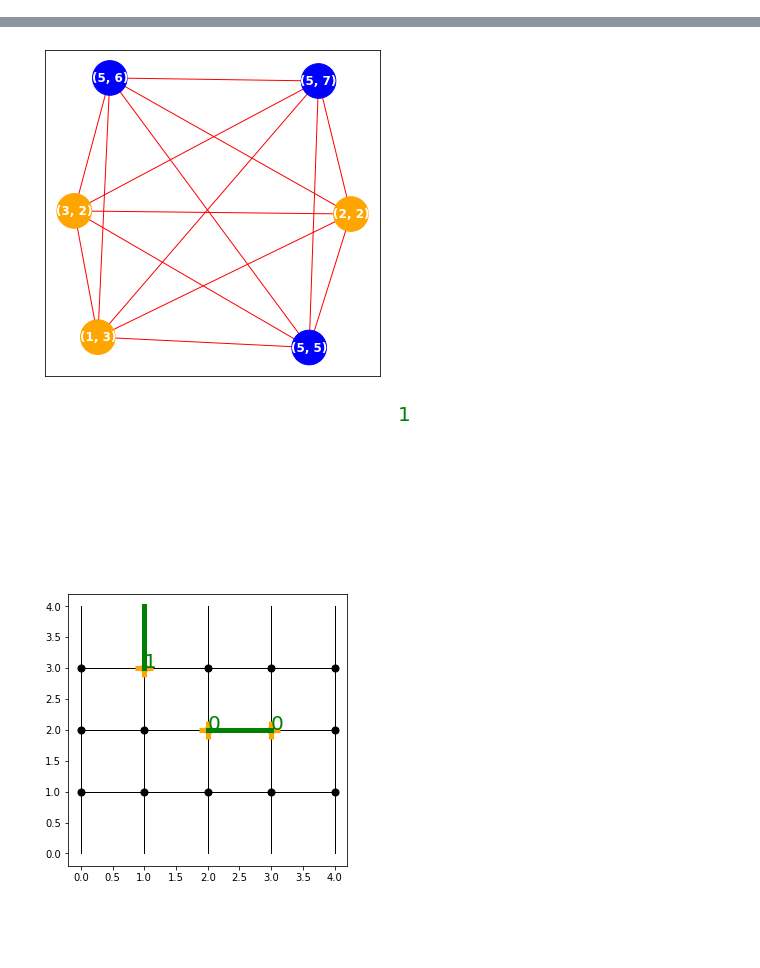
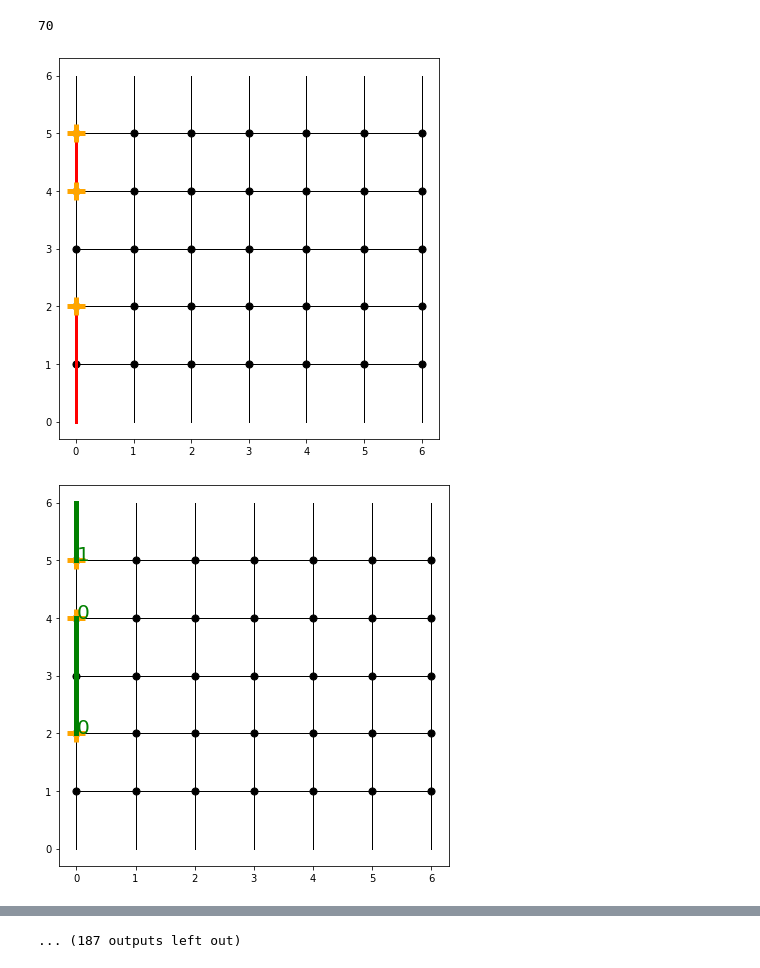
Before and after one commit to JulianZDing/PlanarCode, a Jupyter notebook: Planar Code Implementation Testing.ipynb, the cells around one changed output, grey strips where cells are left out. Cells and saved outputs as stored; diff of their text form; code cells hidden in the pictures; blank space fills up the shorter version.

```diff
--- a/Planar Code Implementation Testing.ipynb
+++ b/Planar Code Implementation Testing.ipynb
@@ -21,0 +36,44 @@ plot_planar_code(planar_code, plot_dual=False, show_errors=True, show_syndrome=T
+# %%
+import itertools
+
+planar_code = PlanarCode(L=7, W=7, p=0.05, boundaries=np.array((1,0), dtype=int))
+lattice = planar_code.primal
+L, W, D = lattice.edges.shape
+edges = itertools.product(range(L), range(W), range(D))
+max_len_3_errors = itertools.combinations(edges, r=3)
+
+bad_error_chains = []
+for errors in tqdm(max_len_3_errors, total=152096):
+    lattice.reset()
+    prev = errors[0]
+    for edge in errors:
+        lattice.apply_edge_operator(edge)
+        prev = edge
+    syndrome = lattice.measure_syndrome()
+    matching, paths = min_weight_syndrome_matching(lattice, syndrome, pathfinding='manhattan')
+    for path in paths:
+        lattice.apply_edge_operators(path)
+    try:
+        logical_errors = lattice.detect_logical_errors()
+        if logical_errors > 0:
+            bad_error_chains.append(errors)
+    except:
+        print(paths)
+        plot_planar_code(planar_code, plot_dual=False, show_errors=True, show_syndrome=True)
+# %%
+print(len(bad_error_chains))
+for errors in bad_error_chains:
+    lattice.reset()
+    for edge in errors:
+        lattice.apply_edge_operator(edge)
+    syndrome = lattice.measure_syndrome()
+    plot_planar_code(planar_code, plot_dual=False, show_errors=True, show_syndrome=True)
+    plot_matchings(lattice, syndrome, pathfinding='manhattan')
+    matching, paths = min_weight_syndrome_matching(lattice, syndrome, pathfinding='manhattan')
+    for path in paths:
+        lattice.apply_edge_operators(path)
+    plot_planar_code(planar_code, plot_dual=False, show_errors=True, show_syndrome=True)
+# %% [output]
+70
+[figure, added]
+[figure, added]
@@ -22,3 +89,4 @@ plot_planar_code(planar_code, plot_dual=False, show_errors=True, show_syndrome=T
+... (187 outputs left out)
 # %%
 lattice = planar_code.primal
 syndrome = lattice.measure_syndrome()
@@ -35,9 +103,6 @@ nx.drawing.nx_pylab.draw_networkx(
 )
 
 plot_matchings(lattice, syndrome)
-# %% [output]
-[figure, removed]
-[figure, removed]
 # %%
 lattice = PlanarLattice(8, 8, boundaries=(1,0), p=0.05)
 lattice.apply_edge_operator((7, [3,4], 1))
```
Also changed, not shown: parts of 5 cells of this notebook, 3 other files.
